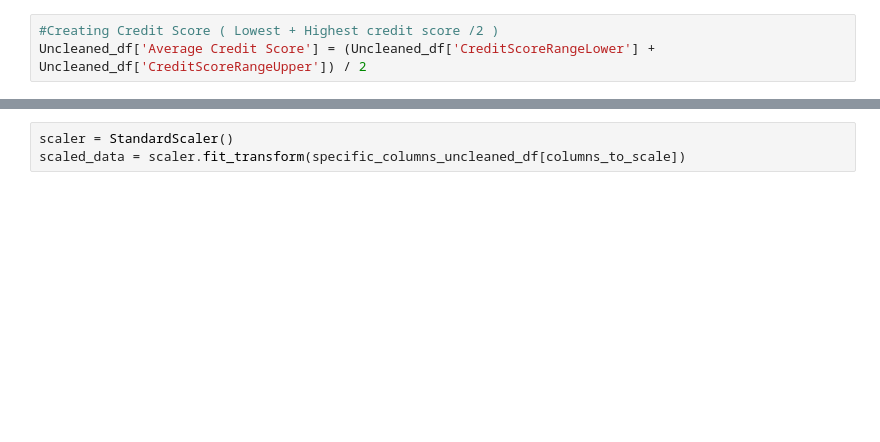
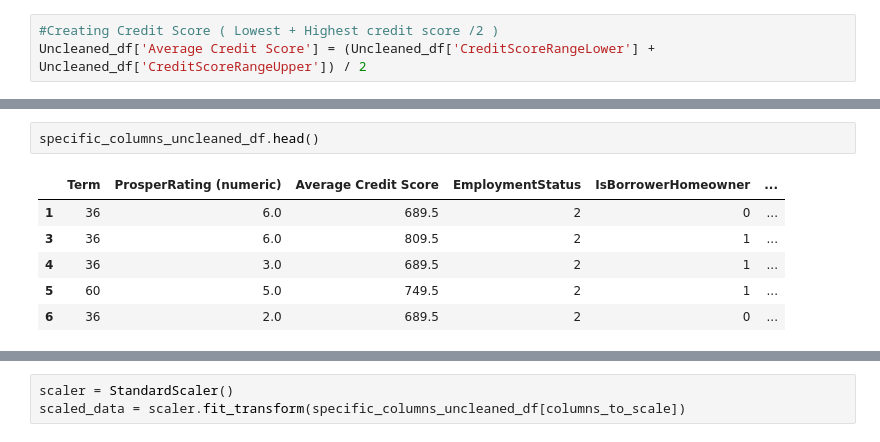
Before and after one commit to LachlanPotter33/Proj-4-Group-3, a Jupyter notebook: Notebooks/Untitled.ipynb, the cells around one changed output, grey strips where cells are left out. Cells and saved outputs as stored; diff of their text form; blank space fills up the shorter version.

```diff
--- a/Notebooks/Untitled.ipynb
+++ b/Notebooks/Untitled.ipynb
@@ -45,2 +92,11 @@ specific_columns_uncleaned_df.dropna()
+# %%
+specific_columns_uncleaned_df.head()
+# %% [output]
+|  | Term | ProsperRating (numeric) | Average Credit Score | EmploymentStatus | IsBorrowerHomeowner | ... |
+| 1 | 36 | 6.0 | 689.5 | 2 | 0 | ... |
+| 3 | 36 | 6.0 | 809.5 | 2 | 1 | ... |
+| 4 | 36 | 3.0 | 689.5 | 2 | 1 | ... |
+| 5 | 60 | 5.0 | 749.5 | 2 | 1 | ... |
+| 6 | 36 | 2.0 | 689.5 | 2 | 0 | ... |
 # %%
 specific_columns_uncleaned_df.dtypes
```
Also changed, not shown: parts of 20 cells of this notebook.
